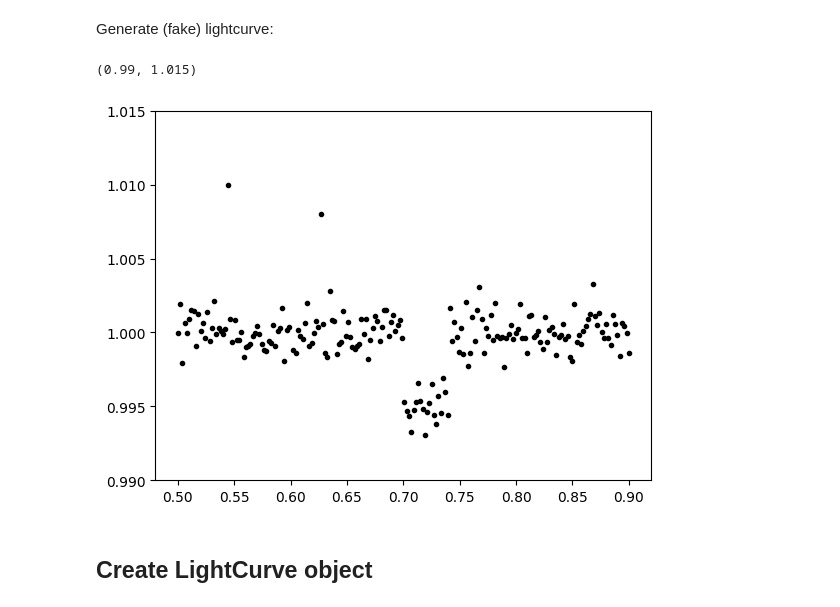
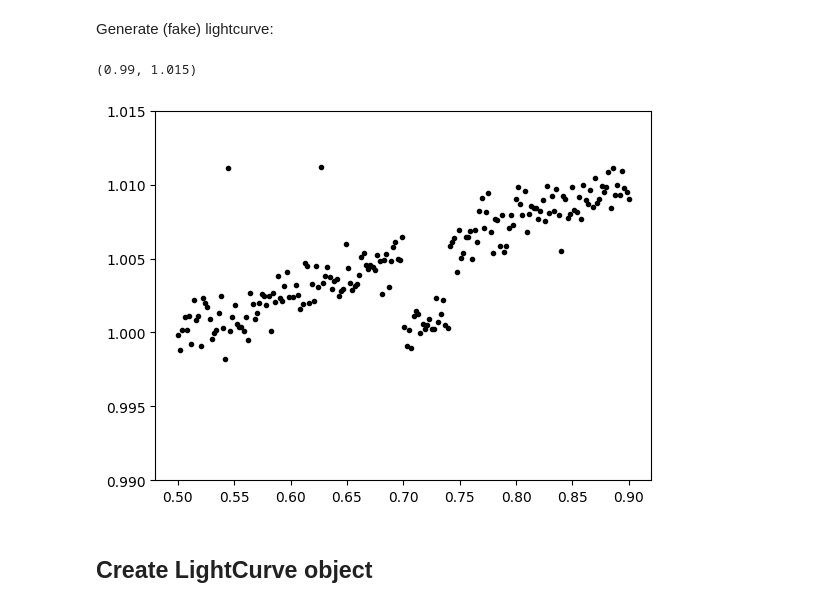
Before and after one commit to catrionamurray/occultence, a Jupyter notebook: test.ipynb, the cells around one changed output. Cells and saved outputs as stored; diff of their text form; code cells hidden in the pictures.

Commit message:
Added plotting to GP and a trend to the notebook for GP-detrending

```diff
--- a/test.ipynb
+++ b/test.ipynb
@@ -7,16 +7,17 @@ Generate (fake) lightcurve:
 # %%
 t = np.linspace(0.5,0.9,200)
 ferr = 1e-3 * np.ones(len(t))
 f = 1 + (ferr * (np.random.randn(len(t))))
 f[22] = 1.01 # add a cosmic
 f[63] = 1.008 # add a cosmic
 f[50] = 0.0 # add a zero flux point
 f[100:120] *= 0.995 # add a transit
+f *= np.linspace(1,1.01, len(t)) # add a linear trend for the GP to remove
 plt.plot(t,f,'k.')
 plt.ylim(0.99,1.015)
 # %% [output]
 (0.99, 1.015)
-[figure, old version]
+[figure, new version]
 # %% [markdown]
 ## Create LightCurve object
 # %%
```
Also changed, not shown: parts of 9 cells of this notebook, 2 other files.
